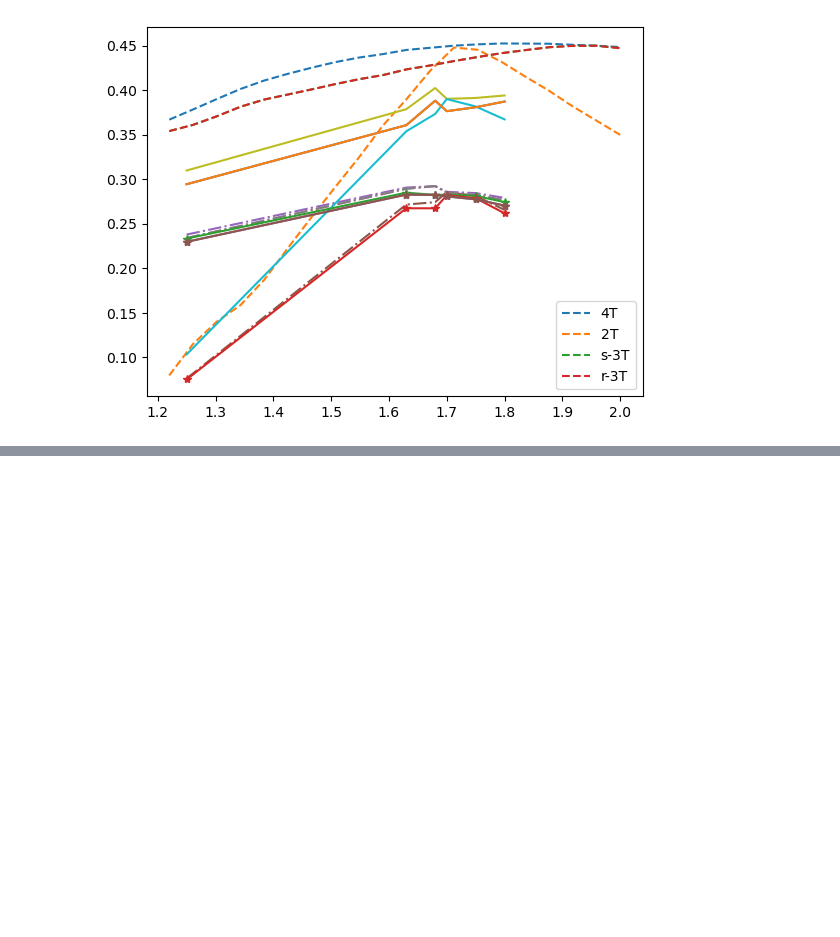
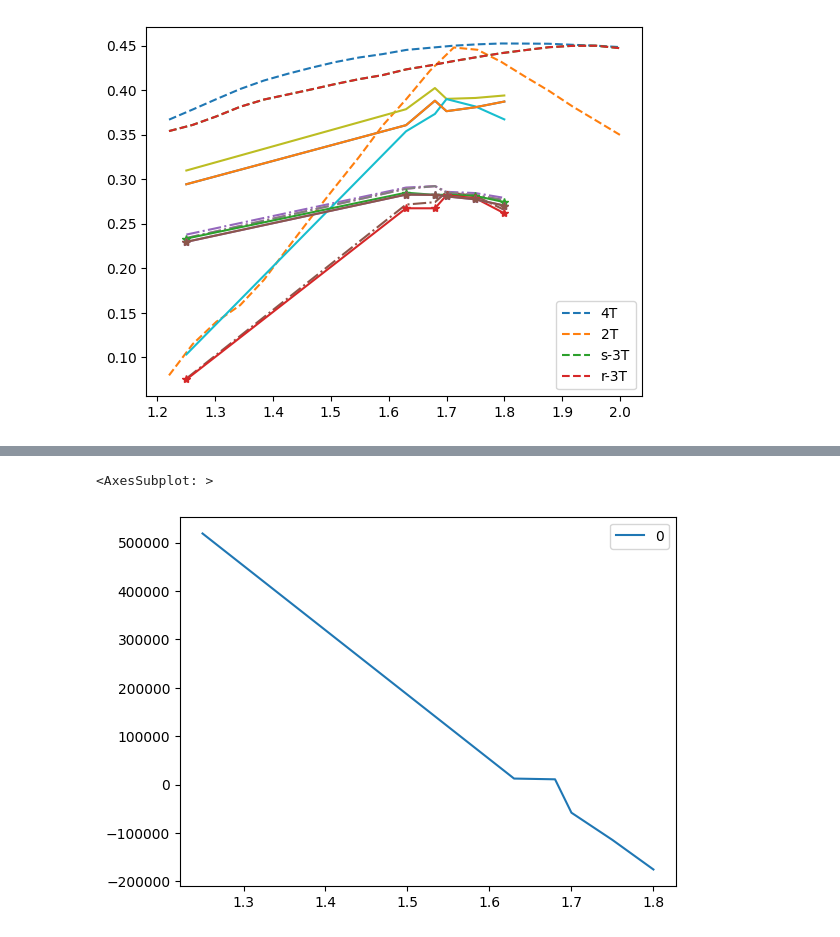
Before and after one commit to roberthilleck/PVcircuit, a Jupyter notebook: notebooks/EY_Psk-Si-tandem-ideal.ipynb, the cells around one changed output, grey strips where cells are left out. Cells and saved outputs as stored; diff of their text form; code cells hidden in the pictures; blank space fills up the shorter version.

```diff
--- a/notebooks/EY_Psk-Si-tandem-ideal.ipynb
+++ b/notebooks/EY_Psk-Si-tandem-ideal.ipynb
@@ -840,0 +927,8 @@ leg = ax.legend(eta_ideal.columns)
+# %%
+n = 0
+current_ration = pd.DataFrame(sum(currents.iloc[:,n::2].values - currents.iloc[:,n+1::2].values), index = list(fp_psk_eqe.keys())[n:])
+# current_ration = pd.DataFrame(currents.iloc[:,0::2].values / currents.iloc[:,1::2].values, index = currents.index, columns = list(fp_psk_eqe.keys()))
+current_ration.plot()
+# %% [output]
+<AxesSubplot: >
+[figure, added]
```
Also changed, not shown: parts of 31 cells of this notebook.
